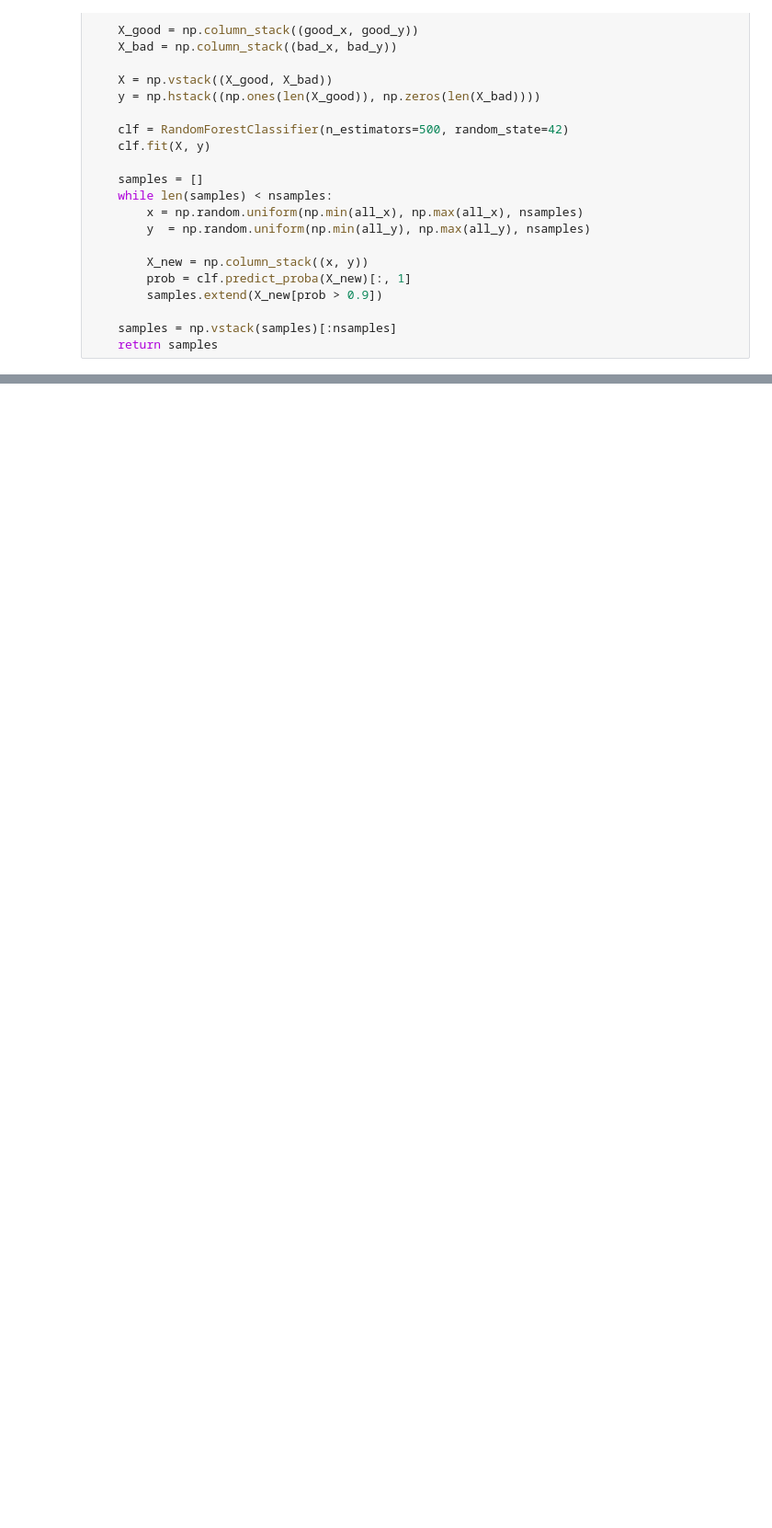
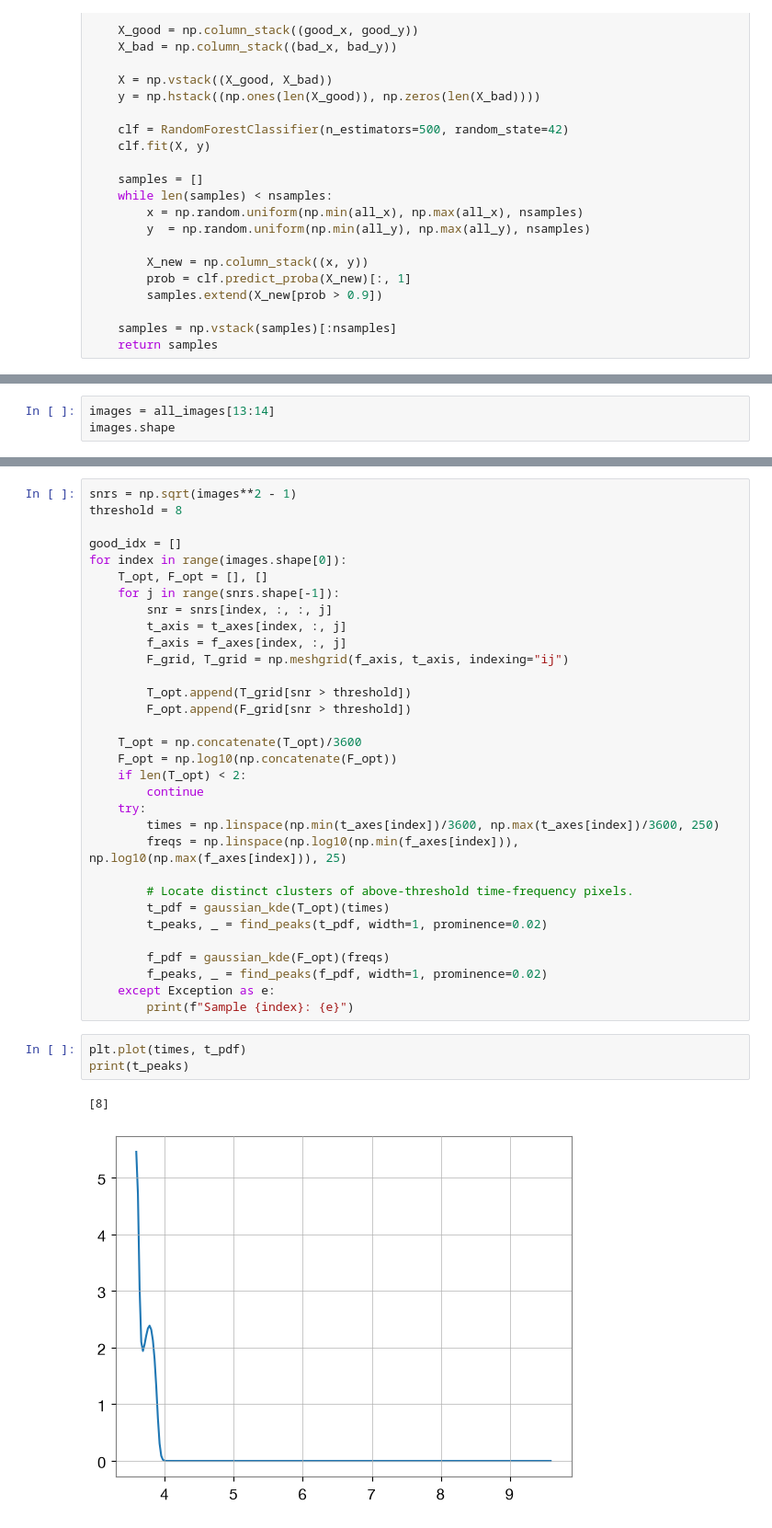
Before and after one commit to AryamannRao/LISAGlitchSignalClassifier, a Jupyter notebook: src/notebooks/search_algorithm.ipynb, the cells around one changed output, grey strips where cells are left out. Shown at 92% size. Saved outputs shown, nothing was run; the diff lists cells and outputs as text; blank space fills up the shorter version.

```diff
--- a/src/notebooks/search_algorithm.ipynb
+++ b/src/notebooks/search_algorithm.ipynb
@@ -232,0 +234,3 @@ plt.show()
+# %%
+images = all_images[13:14]
+images.shape
@@ -232,0 +239,38 @@ plt.show()
+# %%
+snrs = np.sqrt(images**2 - 1)
+threshold = 8
+
+good_idx = []
+for index in range(images.shape[0]):
+    T_opt, F_opt = [], []
+    for j in range(snrs.shape[-1]):
+        snr = snrs[index, :, :, j]
+        t_axis = t_axes[index, :, j]
+        f_axis = f_axes[index, :, j]
+        F_grid, T_grid = np.meshgrid(f_axis, t_axis, indexing="ij")
+
+        T_opt.append(T_grid[snr > threshold])
+        F_opt.append(F_grid[snr > threshold])
+
+    T_opt = np.concatenate(T_opt)/3600
+    F_opt = np.log10(np.concatenate(F_opt))
+    if len(T_opt) < 2:
+        continue
+    try:
+        times = np.linspace(np.min(t_axes[index])/3600, np.max(t_axes[index])/3600, 250)
+        freqs = np.linspace(np.log10(np.min(f_axes[index])), np.log10(np.max(f_axes[index])), 25)
+
+        # Locate distinct clusters of above-threshold time-frequency pixels.
+        t_pdf = gaussian_kde(T_opt)(times)
+        t_peaks, _ = find_peaks(t_pdf, width=1, prominence=0.02)
+
+        f_pdf = gaussian_kde(F_opt)(freqs)
+        f_peaks, _ = find_peaks(f_pdf, width=1, prominence=0.02)
+    except Exception as e:
+        print(f"Sample {index}: {e}")
+# %%
+plt.plot(times, t_pdf)
+print(t_peaks)
+# %% [output]
+[8]
+[figure, added]
```
Also changed, not shown: parts of 28 cells of this notebook, 16 other files.
